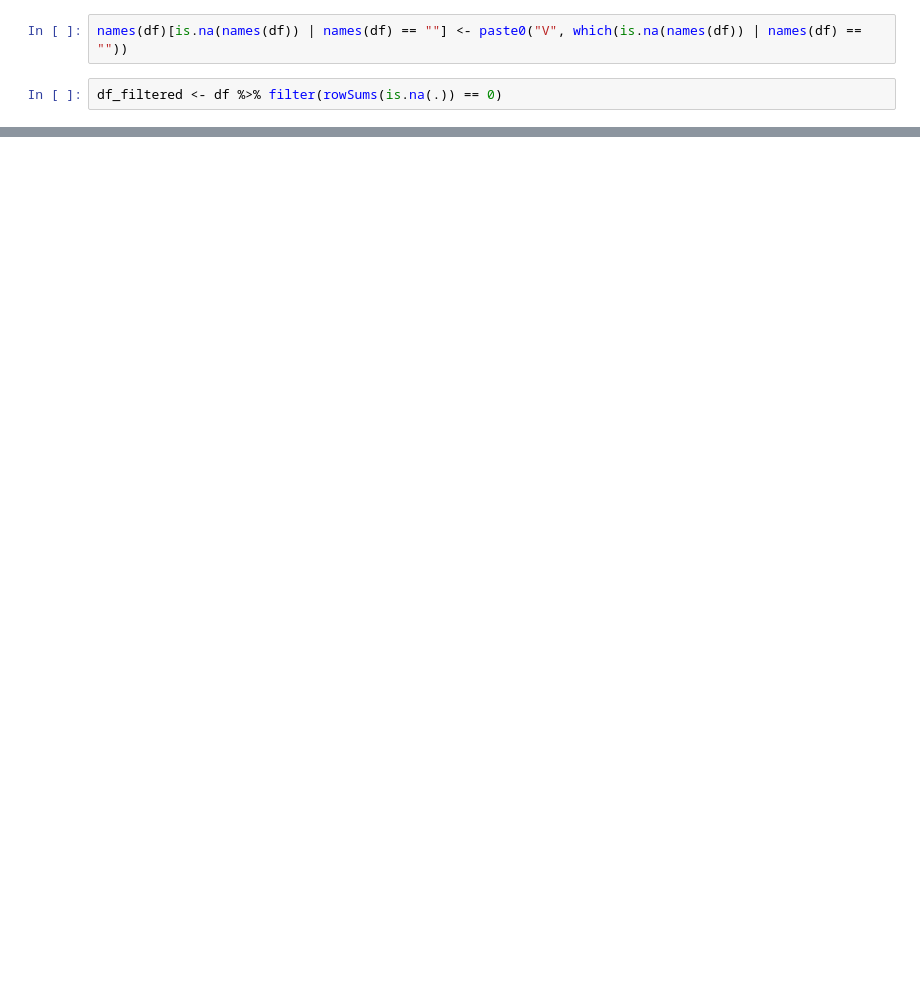
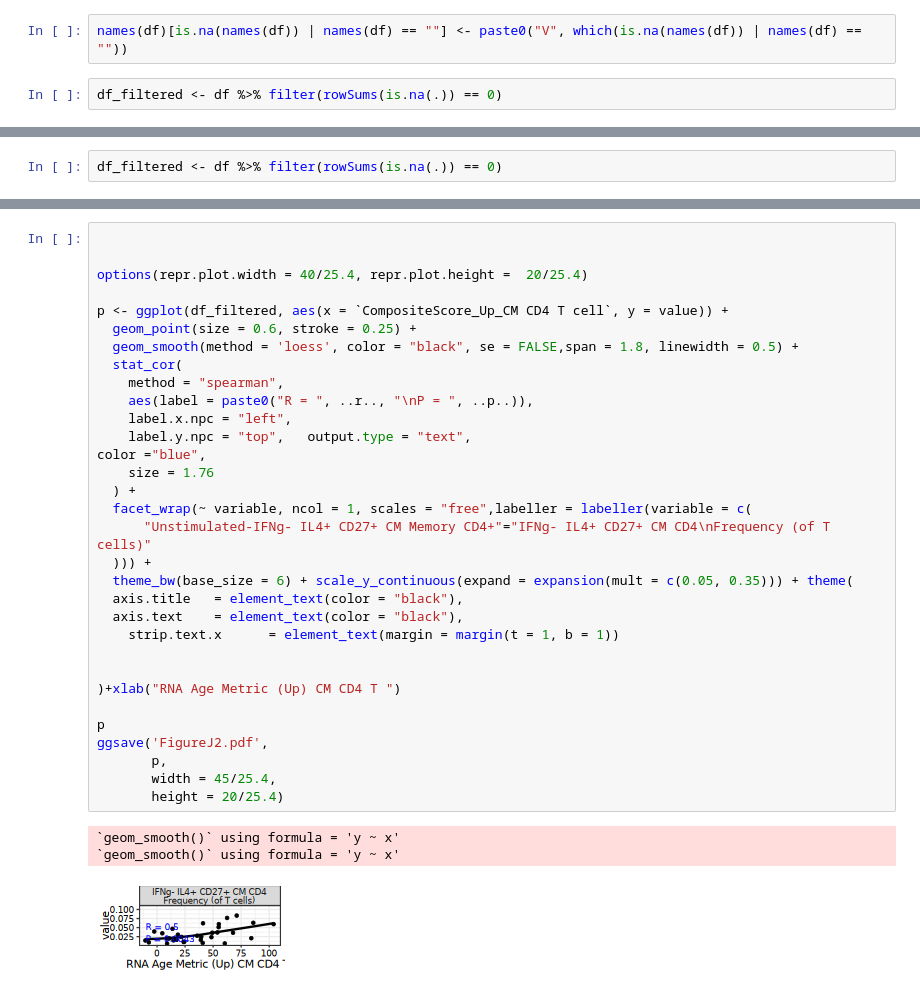
Before and after one commit to aifimmunology/IHA-Figure, a Jupyter notebook: Figure5/10_FigJ.ipynb, the cells around one changed output, grey strips where cells are left out. Cells and saved outputs as stored; diff of their text form; blank space fills up the shorter version.

```diff
--- a/Figure5/10_FigJ.ipynb
+++ b/Figure5/10_FigJ.ipynb
@@ -74,0 +57,2 @@ ggsave('FigureJ.pdf',
+# %%
+df_filtered <- df %>% filter(rowSums(is.na(.)) == 0)
@@ -74,0 +71,36 @@ ggsave('FigureJ.pdf',
+# %%
+
+
+options(repr.plot.width = 40/25.4, repr.plot.height =  20/25.4)
+
+p <- ggplot(df_filtered, aes(x = `CompositeScore_Up_CM CD4 T cell`, y = value)) +
+  geom_point(size = 0.6, stroke = 0.25) +
+  geom_smooth(method = 'loess', color = "black", se = FALSE,span = 1.8, linewidth = 0.5) +
+  stat_cor(
+    method = "spearman",
+    aes(label = paste0("R = ", ..r.., "\nP = ", ..p..)),
+    label.x.npc = "left",
+    label.y.npc = "top",   output.type = "text",
+color ="blue",
+    size = 1.76
+  ) +
+  facet_wrap(~ variable, ncol = 1, scales = "free",labeller = labeller(variable = c(
+      "Unstimulated-IFNg- IL4+ CD27+ CM Memory CD4+"="IFNg- IL4+ CD27+ CM CD4\nFrequency (of T cells)"
+  ))) +
+  theme_bw(base_size = 6) + scale_y_continuous(expand = expansion(mult = c(0.05, 0.35))) + theme(
+  axis.title   = element_text(color = "black"),
+  axis.text    = element_text(color = "black"),
+    strip.text.x      = element_text(margin = margin(t = 1, b = 1))
+
+
+)+xlab("RNA Age Metric (Up) CM CD4 T ")
+
+p
+ggsave('FigureJ2.pdf',
+       p,
+       width = 45/25.4,
+       height = 20/25.4)
+# %% [output]
+`geom_smooth()` using formula = 'y ~ x'
+`geom_smooth()` using formula = 'y ~ x'
+[figure, added]
```
Also changed, not shown: parts of 9 cells of this notebook, 2 other files.
